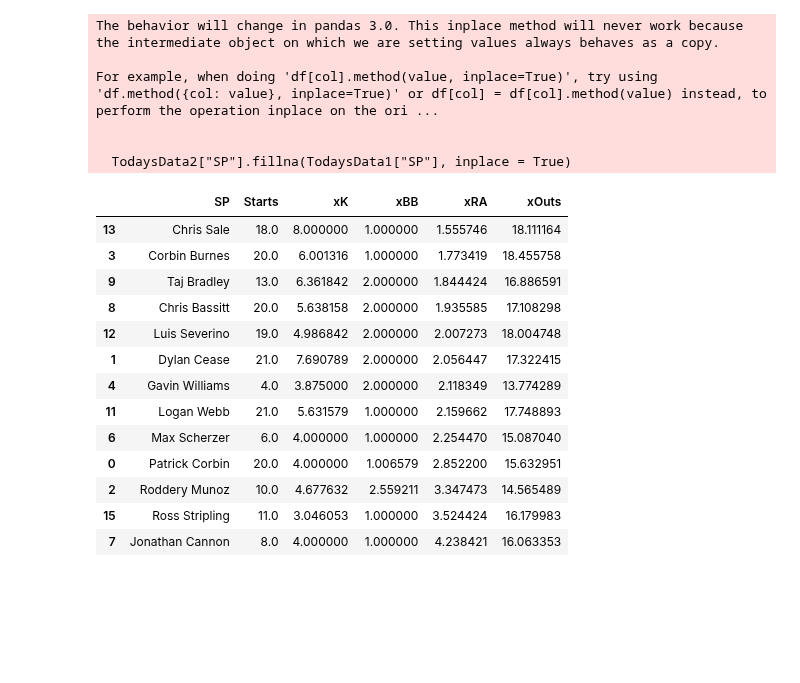
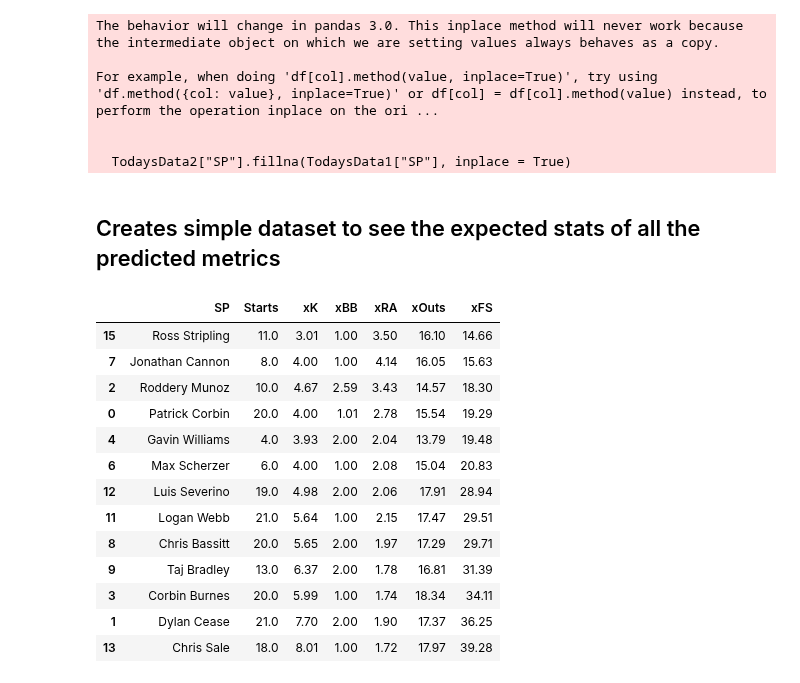
Before and after one commit to Cbkaplinger/Random-Projects, a Jupyter notebook: MLB/DailyPitcherModel.ipynb, the cells around one changed output. Saved outputs shown, nothing was run; the diff lists cells and outputs as text; code cells hidden in the pictures; blank space fills up the shorter version.

Commit message:
Added a little bit to expected Fantasy points

```diff
--- a/MLB/DailyPitchModel.ipynb
+++ b/MLB/DailyPitcherModel.ipynb
@@ -308,8 +316,8 @@ def getDKData2024():
 # %%
 #statcast(start_dt = "2022-04-07", end_dt = "2022-10-05")
 #statcast(start_dt = "2023-03-30", end_dt = "2023-10-01")
-savant2022 = dd.read_csv("~/Desktop/Random-Projects/MLB/savant2022.csv")
-savant2023 = dd.read_csv("~/Desktop/Random-Projects/MLB/savant2023.csv")
+savant2022 = pd.read_csv("~/Desktop/Random-Projects/MLB/savant2022.csv")
+savant2023 = pd.read_csv("~/Desktop/Random-Projects/MLB/savant2023.csv")
 # %%
 #pd.set_option('display.max_columns', None)
 combined1 = pd.concat([savant2022, savant2023])
@@ -671,10 +689,6 @@ Season2["CSW"] = Season2["CS"] + Season2["Whiff"]
 Season2['CSW%'] = round((Season2['CSW'] / Season2['Pitches']) * 100, 2)
 Season2 = Season2.drop(columns=["CSW"])
 # %%
-window_size5 = 5
-window_size10 = 10
-window_size20 = 20
-
 # Rolling 5 game pitch averages
 Season2['Pitches5'] = Season2.groupby('player_name')['Pitches'].rolling(window=window_size5, min_periods=1).mean().reset_index(level=0, drop=True)
 Season2 = Season2.drop(Season2[Season2['Pitches5'] < 40].index)
@@ -1013,22 +1031,54 @@ def add_2_to_duplicates(df):
     return df
 
 TodaysData2 = add_2_to_duplicates(TodaysData2)
-# %%
-TodaysData2 = TodaysData2[TodaysData2["Starts"] >= 3]
-TodaysData3 = TodaysData2[["SP", "Starts", "xK", "xBB", "xRA", "xOuts"]].dropna()
-TodaysData3.sort_values("xRA")
-# %% [output]
-|  | SP | Starts | xK | xBB | xRA | xOuts |
-| 13 | Chris Sale | 18.0 | 8.000000 | 1.000000 | 1.555746 | 18.111164 |
-| 3 | Corbin Burnes | 20.0 | 6.001316 | 1.000000 | 1.773419 | 18.455758 |
-| 9 | Taj Bradley | 13.0 | 6.361842 | 2.000000 | 1.844424 | 16.886591 |
-| 8 | Chris Bassitt | 20.0 | 5.638158 | 2.000000 | 1.935585 | 17.108298 |
-| 12 | Luis Severino | 19.0 | 4.986842 | 2.000000 | 2.007273 | 18.004748 |
-| 1 | Dylan Cease | 21.0 | 7.690789 | 2.000000 | 2.056447 | 17.322415 |
-| 4 | Gavin Williams | 4.0 | 3.875000 | 2.000000 | 2.118349 | 13.774289 |
-| 11 | Logan Webb | 21.0 | 5.631579 | 1.000000 | 2.159662 | 17.748893 |
-| 6 | Max Scherzer | 6.0 | 4.000000 | 1.000000 | 2.254470 | 15.087040 |
-| 0 | Patrick Corbin | 20.0 | 4.000000 | 1.006579 | 2.852200 | 15.632951 |
-| 2 | Roddery Munoz | 10.0 | 4.677632 | 2.559211 | 3.347473 | 14.565489 |
-| 15 | Ross Stripling | 11.0 | 3.046053 | 1.000000 | 3.524424 | 16.179983 |
-| 7 | Jonathan Cannon | 8.0 | 4.000000 | 1.000000 | 4.238421 | 16.063353 |
+# %% [markdown]
+## Creates simple dataset to see the expected stats of all the predicted metrics
+# %%
+TodaysData2 = TodaysData2[TodaysData2["Starts"] >= 3].dropna()
+
+# Performs a two "sample" z test to see the likelihood of a quality start occurring
+def row_z_score(row):
+    x_bar1 = row["xRA"]
+    x_bar2 = row["xOuts"]
+    mu1 = 3
+    mu2 = 18
+    sigma1 = Train2["RA"].std()
+    sigma2 = Train2["Outs"].std()
+    n1 = len(TodaysData2)
+    n2 = n1
+
+    # Calculate z-scores
+    z_score_xRA = (x_bar1 - mu1) / (sigma1 / np.sqrt(n1))
+    z_score_xOuts = (x_bar2 - mu2) / (sigma2 / np.sqrt(n2))
+
+    # Calculate probabilities, want less than
+    prob_xRA_less_than_mu1 = 1 - stats.norm.cdf(z_score_xRA)
+    prob_xOuts_greater_than_mu2 = stats.norm.cdf(z_score_xOuts)
+
+    # Combine probabilities by multiplying it
+    combined_prob = prob_xRA_less_than_mu1 * prob_xOuts_greater_than_mu2
+    return combined_prob
+
+# Calculate the chance of a quality start occurring and finds the xQS points
+percent = TodaysData2.apply(row_z_score, axis=1)
+xQS = percent * 5
+
+# Adds the xQS to the xFS
+TodaysData2.loc[:, "xFS"] = (xQS + TodaysData2["xK"] * 3 + TodaysData2["xOuts"] - TodaysData2["xRA"] * 3)
+TodaysData3 = TodaysData2[["SP", "Starts", "xK", "xBB", "xRA", "xOuts", "xFS"]].round(2)
+TodaysData3.sort_values("xFS")
+# %% [output]
+|  | SP | Starts | xK | xBB | xRA | xOuts | xFS |
+| 15 | Ross Stripling | 11.0 | 3.01 | 1.00 | 3.50 | 16.10 | 14.66 |
+| 7 | Jonathan Cannon | 8.0 | 4.00 | 1.00 | 4.14 | 16.05 | 15.63 |
+| 2 | Roddery Munoz | 10.0 | 4.67 | 2.59 | 3.43 | 14.57 | 18.30 |
+| 0 | Patrick Corbin | 20.0 | 4.00 | 1.01 | 2.78 | 15.54 | 19.29 |
+| 4 | Gavin Williams | 4.0 | 3.93 | 2.00 | 2.04 | 13.79 | 19.48 |
+| 6 | Max Scherzer | 6.0 | 4.00 | 1.00 | 2.08 | 15.04 | 20.83 |
+| 12 | Luis Severino | 19.0 | 4.98 | 2.00 | 2.06 | 17.91 | 28.94 |
+| 11 | Logan Webb | 21.0 | 5.64 | 1.00 | 2.15 | 17.47 | 29.51 |
+| 8 | Chris Bassitt | 20.0 | 5.65 | 2.00 | 1.97 | 17.29 | 29.71 |
+| 9 | Taj Bradley | 13.0 | 6.37 | 2.00 | 1.78 | 16.81 | 31.39 |
+| 3 | Corbin Burnes | 20.0 | 5.99 | 1.00 | 1.74 | 18.34 | 34.11 |
+| 1 | Dylan Cease | 21.0 | 7.70 | 2.00 | 1.90 | 17.37 | 36.25 |
+| 13 | Chris Sale | 18.0 | 8.01 | 1.00 | 1.72 | 17.97 | 39.28 |
```
Also changed, not shown: parts of 22 cells of this notebook, 2 other files.
